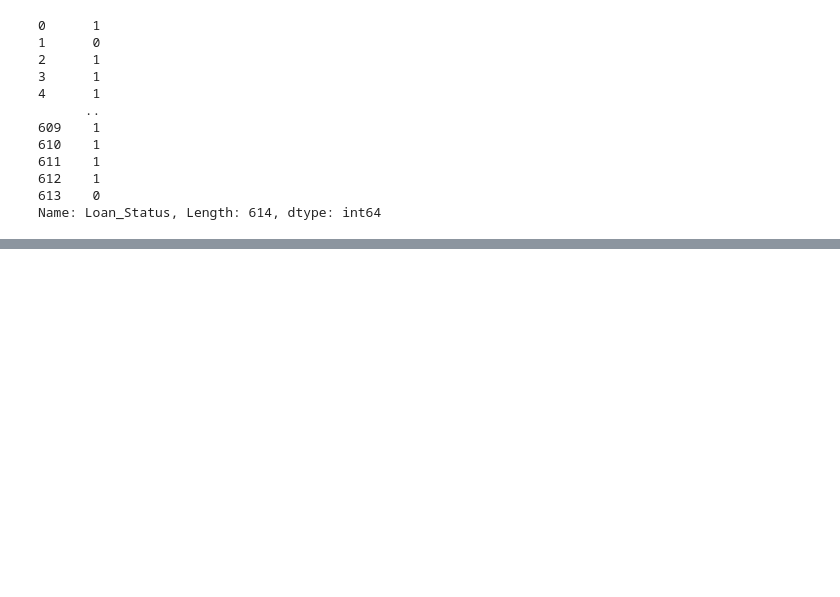
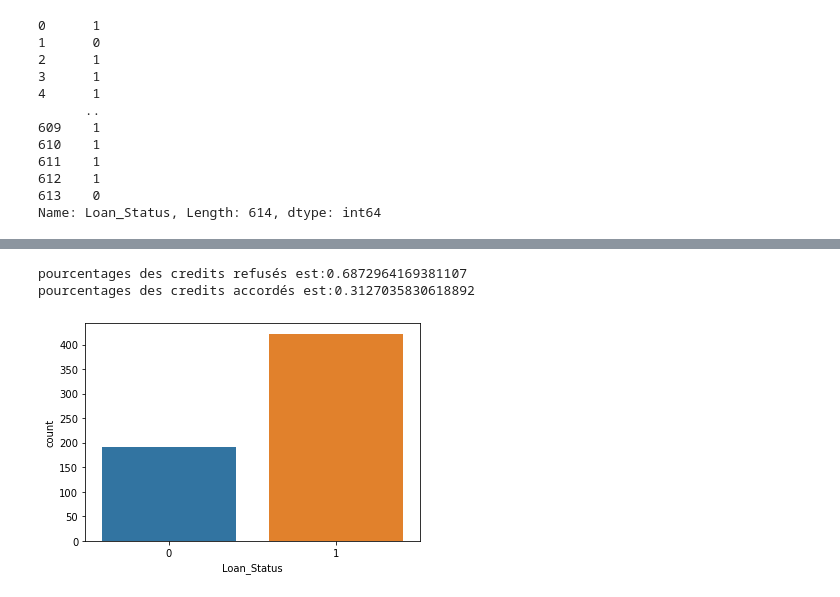
Before and after one commit to BalakissaFANE/Projet_data_scientist, a Jupyter notebook: Credit_model.ipynb, the cells around one changed output, grey strips where cells are left out. Drawn from its saved outputs; the diff is of its cells as text; code cells hidden in the pictures; blank space fills up the shorter version.

```diff
--- a/Credit_model.ipynb
+++ b/Credit_model.ipynb
@@ -451,0 +505,11 @@ Name: Loan_Status, Length: 614, dtype: int64
+# %%
+#plt.figure(figsize=(8,6)
+sns.countplot(target)
+yes=target.value_counts()[1]/len(target)             # yes pour le pourcentage des targets = 0
+no=target.value_counts()[0]/len(target)              # No pour le pourcentage des targets = 1
+print(f'pourcentages des credits refusés est:{yes}')
+print(f'pourcentages des credits accordés est:{no}')
+# %% [output]
+pourcentages des credits refusés est:0.6872964169381107
+pourcentages des credits accordés est:0.3127035830618892
+[figure, added]
```
Also changed, not shown: parts of 33 cells of this notebook, 2 other files.
